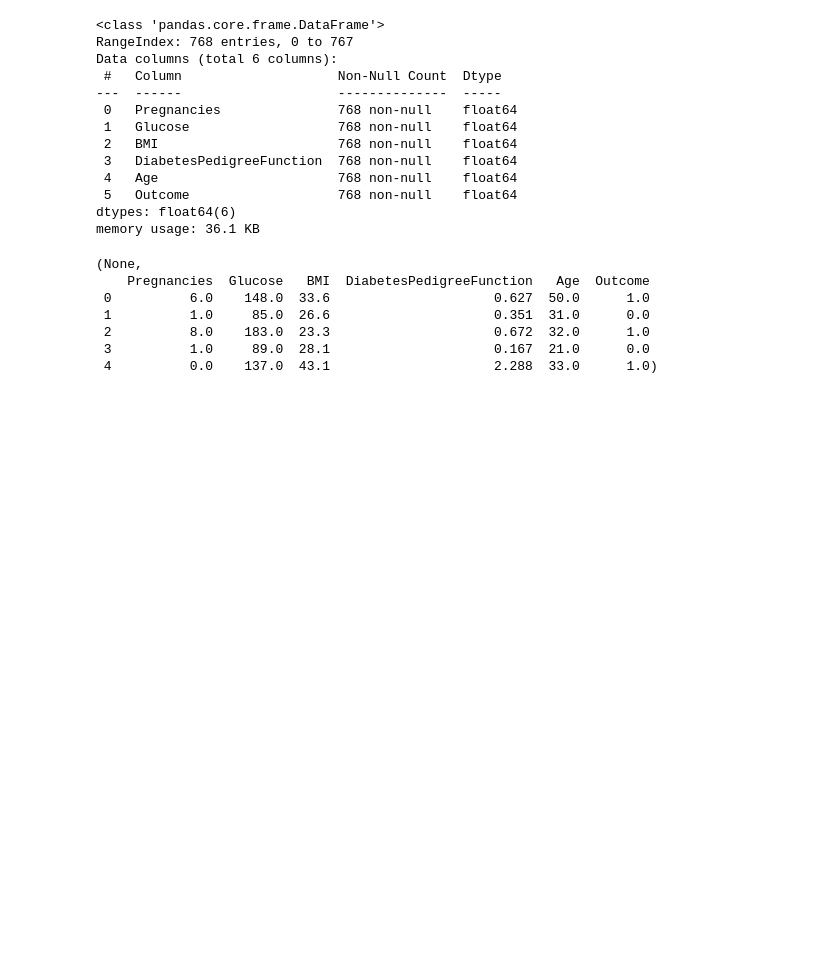
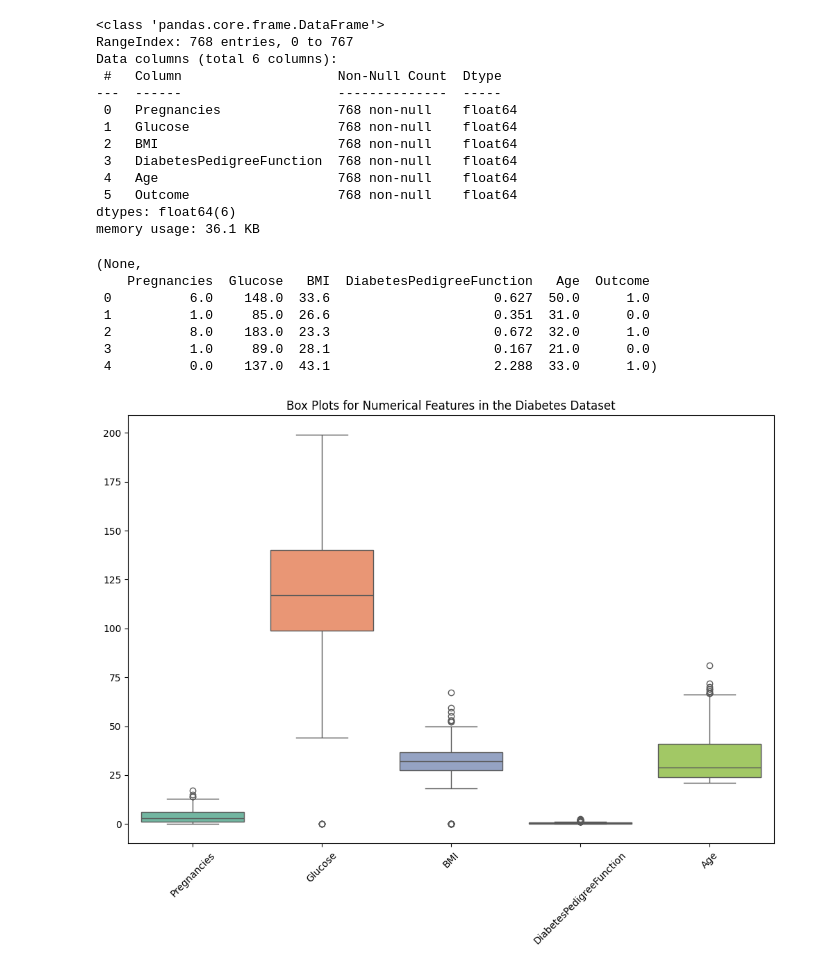
Before and after one commit to CakZemprongzz/TPOT-Assignment, a Jupyter notebook: code.ipynb, the cells around one changed output. Cells and saved outputs as stored; diff of their text form; code cells hidden in the pictures; blank space fills up the shorter version.

Commit message:
Adding data normalization with IRQ

```diff
--- a/code.ipynb
+++ b/code.ipynb
@@ -122,3 +117,12 @@ memory usage: 36.1 KB
  2          8.0    183.0  23.3                     0.672  32.0      1.0
  3          1.0     89.0  28.1                     0.167  21.0      0.0
  4          0.0    137.0  43.1                     2.288  33.0      1.0)
+# %%
+# Create box plots for each feature to identify outliers
+plt.figure(figsize=(12, 8))
+sns.boxplot(data=filtered_df.drop(columns=["Outcome"]), palette="Set2")
+plt.title('Box Plots for Numerical Features in the Diabetes Dataset')
+plt.xticks(rotation=45)  # Rotating the x labels for better visibility
+plt.show()
+# %% [output]
+[figure, added]
```
Also changed, not shown: parts of 5 cells of this notebook.
